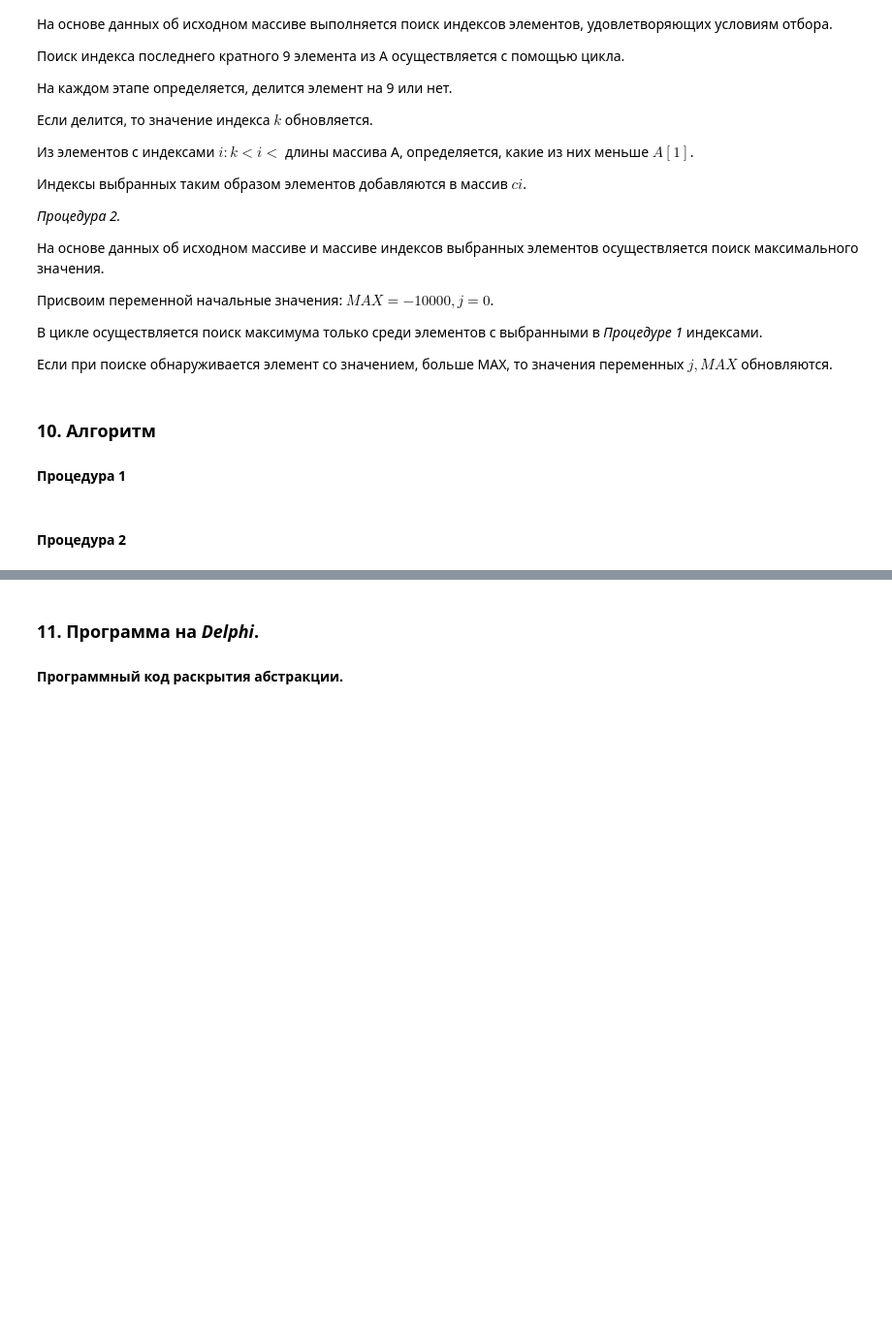
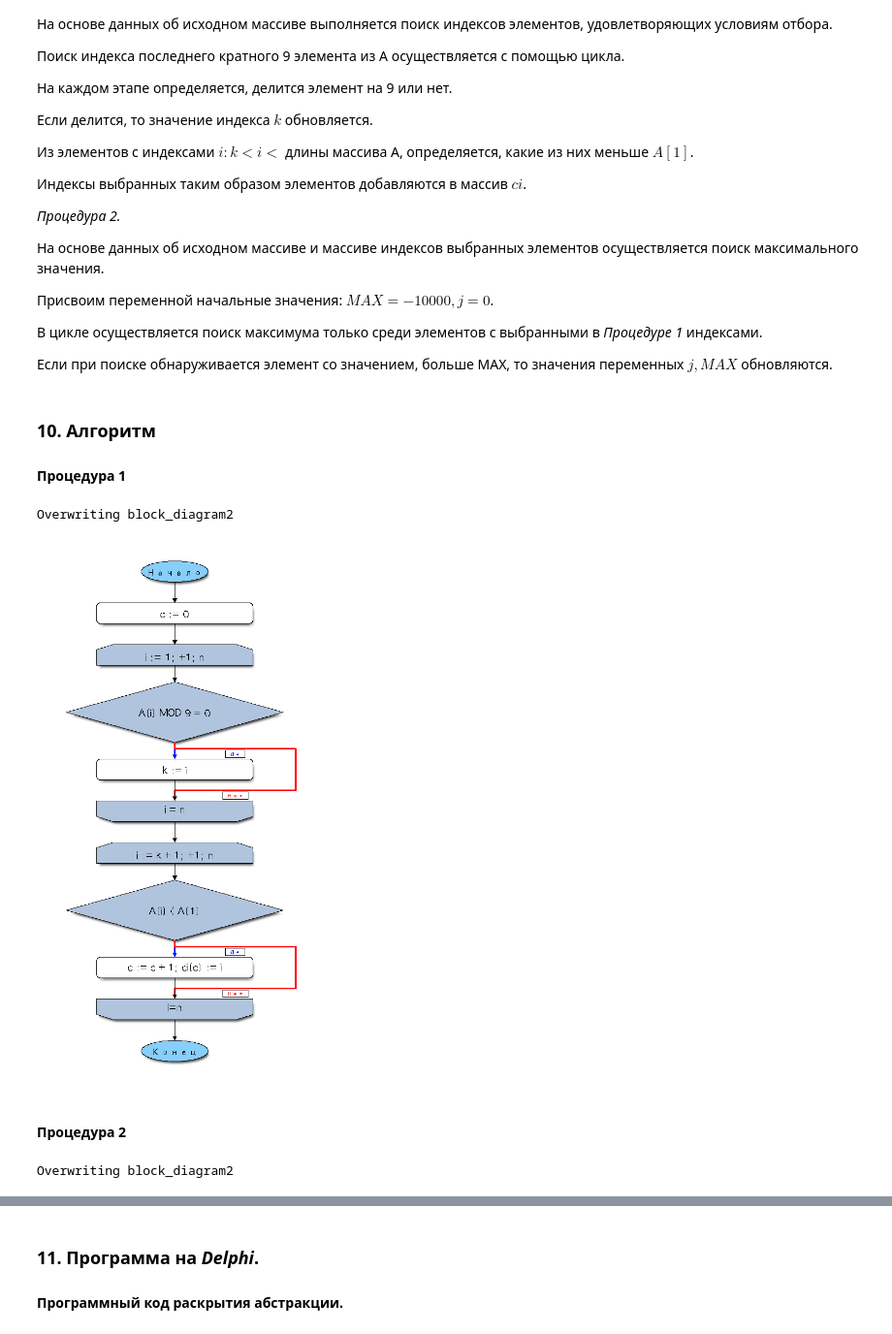
Before and after one commit to OlgaBelitskaya/math_20182019, a Jupyter notebook: program_lab10.ipynb, the cells around one changed output, grey strips where cells are left out. Shown at 97% size. Drawn from its saved outputs; the diff is of its cells as text; code cells hidden in the pictures; blank space fills up the shorter version.

```diff
--- a/program_lab10.ipynb
+++ b/program_lab10.ipynb
@@ -449,3 +449,42 @@ _Процедура 2._
 # %% [markdown]
 ### 10. Алгоритм
 #### Процедура 1
+# %%
+%%file block_diagram2
+
+blockdiag {
+    orientation = portrait;
+
+    class yes [thick, label = "Да", color = blue, textcolor = blue];
+    class no [thick, label = "Нет", color = red, textcolor = red];
+    class start_end [shape = ellipse, fontsize = 18, color = lightskyblue];
+    class input_out [shape = flowchart.input, fontsize = 18,
+                     width = 400, color = lightcyan];
+    class loop_in [shape = flowchart.loopin, fontsize = 18,
+                   width = 300, color = lightsteelblue];
+    class loop_out [shape = flowchart.loopout, fontsize = 18,
+                    width = 300, color = lightsteelblue];
+    class condition [shape = flowchart.condition, fontsize = 18,
+                     width = 400, height = 100, color = lightsteelblue];
+    class command_box [shape = roundedbox, fontsize = 18, width = 300];
+
+    Начало -> "c := 0" -> "i := 1; +1; n" ->
+    "A[i] MOD 9 = 0" -> "k := i" -> "i = n";
+    "A[i] MOD 9 = 0" ->  "i = n" ->
+    "i := k + 1; +1; n" -> "A[i] < A[1]" ->
+    "c := c + 1; ci[c] := i" -> "i=n" -> Конец;
+
+    Начало, Конец [class = "start_end"];
+    "i := 1; +1; n", "i := k + 1; +1; n"[class = "loop_in"];
+    "i = n", "i=n" [class = "loop_out"];
+    "A[i] MOD 9 = 0", "A[i] < A[1]" [class = "condition"];
+    "c := 0", "k := i", "c := c + 1; ci[c] := i" [class = "command_box"];
+
+    "A[i] MOD 9 = 0" -> "k := i" [class = 'yes'];
+    "A[i] MOD 9 = 0" ->  "i = n" [class = 'no'];
+    "A[i] < A[1]" -> "c := c + 1; ci[c] := i" [class = 'yes'];
+    "A[i] < A[1]" ->  "i=n" [class = 'no'];
+
+}
+# %% [output]
+Overwriting block_diagram2
@@ -452,2 +493,41 @@ _Процедура 2._
+# %%
+Image("block_diagram2.png")
+# %% [output]
+[figure, added]
 # %% [markdown]
 #### Процедура 2
+# %%
+%%file block_diagram2
+
+blockdiag {
+    orientation = portrait;
+
+    class yes [thick, label = "Да", color = blue, textcolor = blue];
+    class no [thick, label = "Нет", color = red, textcolor = red];
+    class start_end [shape = ellipse, fontsize = 18, color = lightskyblue];
+    class input_out [shape = flowchart.input, fontsize = 18,
+                     width = 400, color = lightcyan];
+    class loop_in [shape = flowchart.loopin, fontsize = 18,
+                   width = 300, color = lightsteelblue];
+    class loop_out [shape = flowchart.loopout, fontsize = 18,
+                    width = 300, color = lightsteelblue];
+    class condition [shape = flowchart.condition, fontsize = 18,
+                     width = 400, height = 100, color = lightsteelblue];
+    class command_box [shape = roundedbox, fontsize = 18, width = 300];
+
+    Начало -> "MAX := -10000" -> "i := 1; +1; c" ->
+    "A[ci[i]] > MAX" -> "j := ci[i]; MAX := A[ci[i]]" ->
+    "i = c" -> Конец;
+
+    Начало, Конец [class = "start_end"];
+    "i := 1; +1; c"[class = "loop_in"];
+    "i = c" [class = "loop_out"];
+    "A[ci[i]] > MAX" [class = "condition"];
+    "MAX := -10000", "j := ci[i]; MAX := A[ci[i]]" [class = "command_box"];
+
+    "A[ci[i]] > MAX" -> "j := ci[i]; MAX := A[ci[i]]" [class = 'yes'];
+    "A[ci[i]] > MAX" ->  "i = c" [class = 'no'];
+
+}
+# %% [output]
+Overwriting block_diagram2
```
Also changed, not shown: parts of 6 cells of this notebook.
